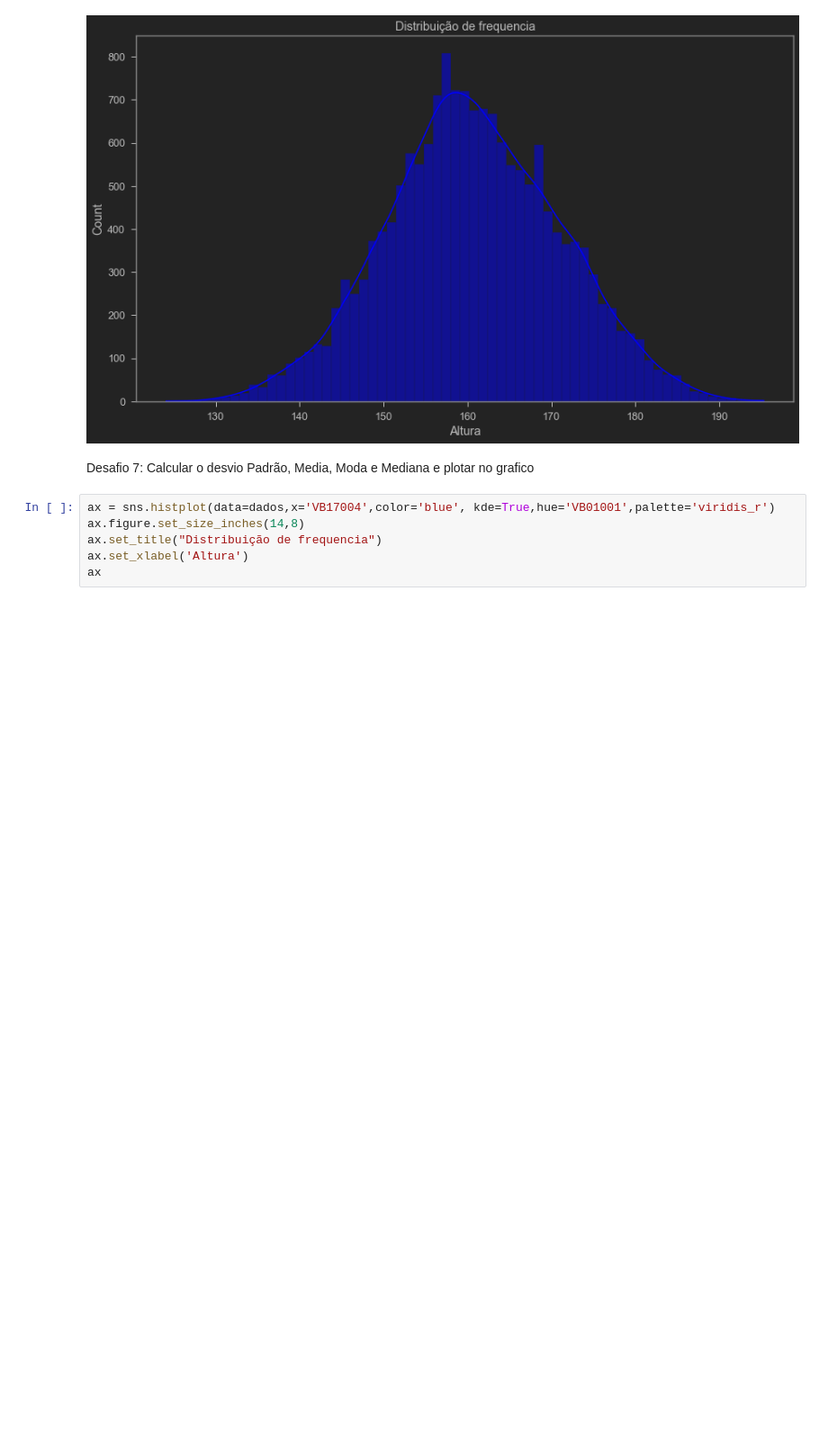
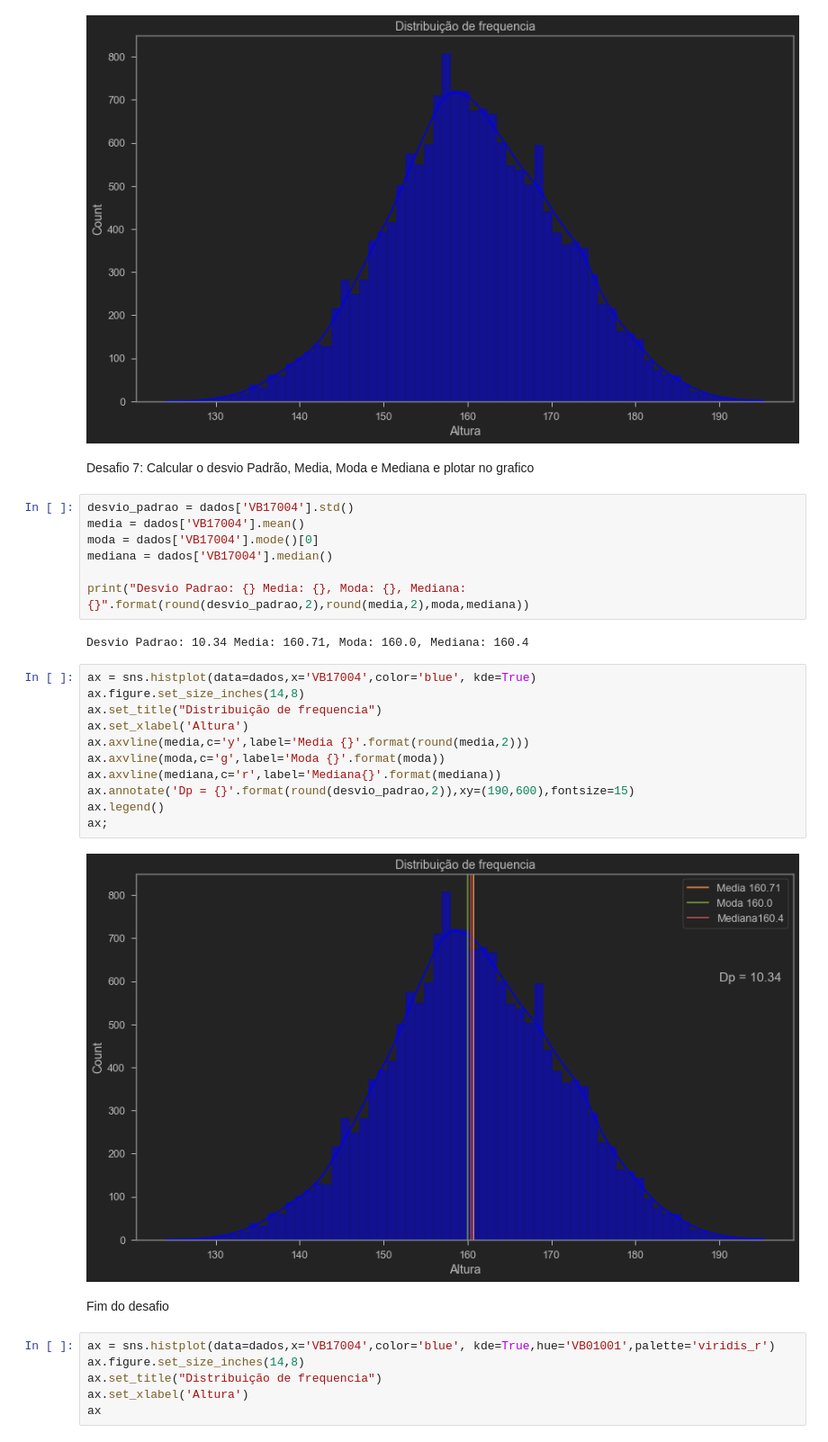
Before and after one commit to Igor-Arantes/Bootcamp-Data-Science-Aplicada, a Jupyter notebook: Modulo 3 - Análise descritiva e testes estatísticos/Análise descritiva e testes estatísticos com Dados do IBGE.ipynb, the cells around one changed output. Shown at 90% size. Saved outputs shown, nothing was run; the diff lists cells and outputs as text; blank space fills up the shorter version.

Commit message:
Ate o desafio 9 feito

```diff
--- a/Modulo 3 - Análise descritiva e testes estatísticos/Análise descritiva e testes estatísticos com Dados do IBGE.ipynb
+++ b/Modulo 3 - Análise descritiva e testes estatísticos/Análise descritiva e testes estatísticos com Dados do IBGE.ipynb
@@ -400,6 +399,30 @@ ax
 [figure]
 # %% [markdown]
 Desafio 7: Calcular o desvio Padrão, Media, Moda e Mediana e plotar no grafico
+# %%
+desvio_padrao = dados['VB17004'].std()
+media = dados['VB17004'].mean()
+moda = dados['VB17004'].mode()[0]
+mediana = dados['VB17004'].median()
+
+print("Desvio Padrao: {} Media: {}, Moda: {}, Mediana: {}".format(round(desvio_padrao,2),round(media,2),moda,mediana))
+# %% [output]
+Desvio Padrao: 10.34 Media: 160.71, Moda: 160.0, Mediana: 160.4
+# %%
+ax = sns.histplot(data=dados,x='VB17004',color='blue', kde=True)
+ax.figure.set_size_inches(14,8)
+ax.set_title("Distribuição de frequencia")
+ax.set_xlabel('Altura')
+ax.axvline(media,c='y',label='Media {}'.format(round(media,2)))
+ax.axvline(moda,c='g',label='Moda {}'.format(moda))
+ax.axvline(mediana,c='r',label='Mediana{}'.format(mediana))
+ax.annotate('Dp = {}'.format(round(desvio_padrao,2)),xy=(190,600),fontsize=15)
+ax.legend()
+ax;
+# %% [output]
+[figure, added]
+# %% [markdown]
+Fim do desafio
 # %%
 ax = sns.histplot(data=dados,x='VB17004',color='blue', kde=True,hue='VB01001',palette='viridis_r')
 ax.figure.set_size_inches(14,8)
```
Also changed, not shown: parts of 7 cells of this notebook.
